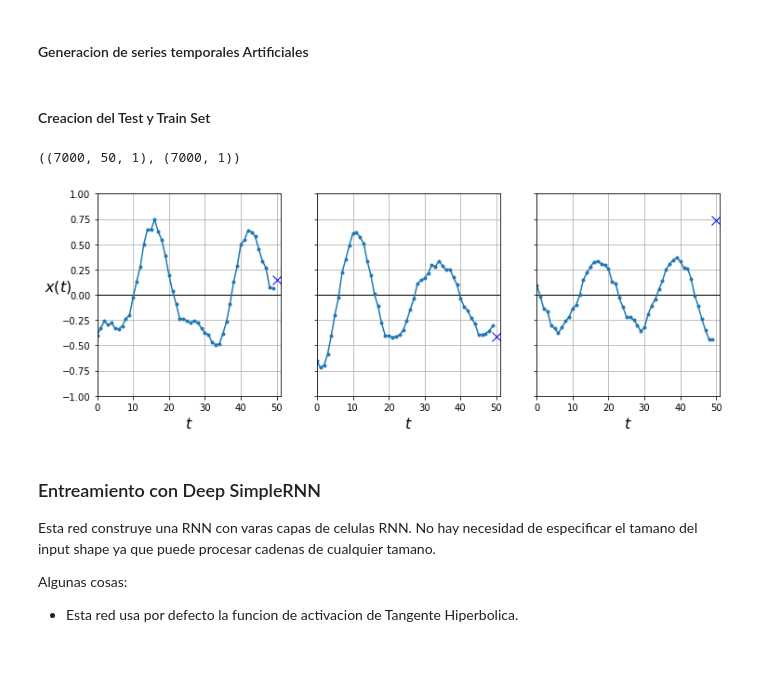
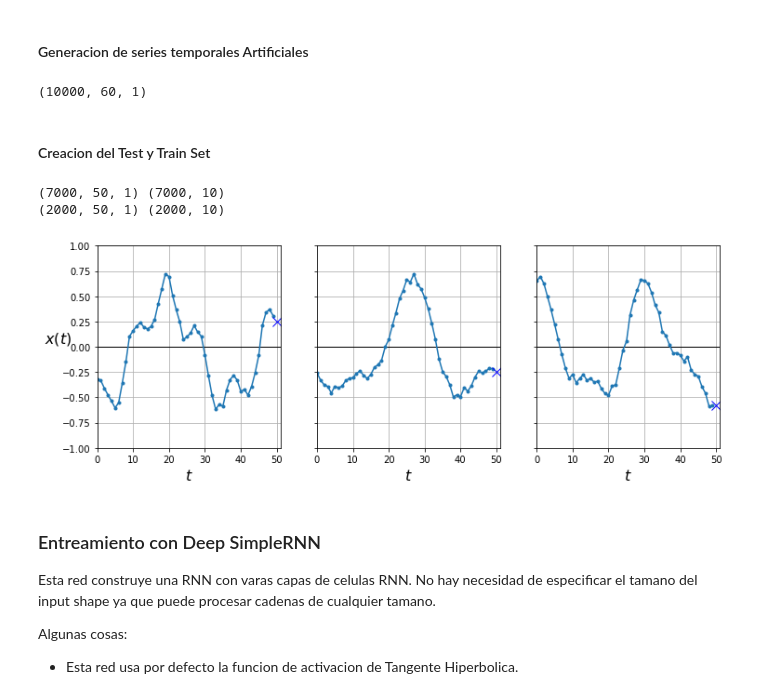
Before and after one commit to drzamoramora/2-DeepLearning, a Jupyter notebook: Semana5-RedesNeuronalesRecurrentes/6-DeepRNN-SerieTemporal-Dense-StepsAhead-AtOnce.ipynb, the cells around one changed output. Cells and saved outputs as stored; diff of their text form; code cells hidden in the pictures; blank space fills up the shorter version.

```diff
--- a/Semana4-RedesNeuronalesRecurrentes/6-DeepRNN-SerieTemporal-Dense-StepsAhead-AtOnce.ipynb
+++ b/Semana5-RedesNeuronalesRecurrentes/6-DeepRNN-SerieTemporal-Dense-StepsAhead-AtOnce.ipynb
@@ -22,6 +22,13 @@ def generate_time_series(batch_size, n_steps):
     series += 0.2 * np.sin((time - offsets2) * (freq2 * 20 + 20))
     series += 0.1 * (np.random.rand(batch_size, n_steps) - 0.5)
     return series[..., np.newaxis].astype(np.float32)
+# %%
+n_steps = 50
+series = generate_time_series(10000, n_steps + 10)
+
+series.shape
+# %% [output]
+(10000, 60, 1)
 # %% [markdown]
 #### Creacion del Test y Train Set
 # %%
@@ -32,32 +39,34 @@ X_valid, Y_valid = series[7000:9000, :n_steps], series[7000:9000, -10:, 0]
 X_test, Y_test = series[9000:, :n_steps], series[9000:, -10:, 0]
 
 
-X_train.shape, y_train.shape
+print(X_train.shape, Y_train.shape)
+print(X_valid.shape, Y_valid.shape)
 # %% [output]
-((7000, 50, 1), (7000, 1))
+(7000, 50, 1) (7000, 10)
+(2000, 50, 1) (2000, 10)
 # %%
 def plot_series(series, y=None, y_pred=None, x_label="$t$", y_label="$x(t)$"):
     plt.plot(series, ".-")
     if y is not None:
         plt.plot(n_steps, y, "bx", markersize=10)
     if y_pred is not None:
         plt.plot(n_steps, y_pred, "ro")
     plt.grid(True)
     if x_label:
         plt.xlabel(x_label, fontsize=16)
     if y_label:
         plt.ylabel(y_label, fontsize=16, rotation=0)
     plt.hlines(0, 0, 100, linewidth=1)
     plt.axis([0, n_steps + 1, -1, 1])
 
 fig, axes = plt.subplots(nrows=1, ncols=3, sharey=True, figsize=(12, 4))
 for col in range(3):
     plt.sca(axes[col])
-    plot_series(X_valid[col, :, 0], y_valid[col, 0],
+    plot_series(X_valid[col, :, 0], Y_valid[col, 0],
                 y_label=("$x(t)$" if col==0 else None))
 plt.show()
 # %% [output]
-[figure, old version]
+[figure, new version]
 # %% [markdown]
 ### Entreamiento con Deep SimpleRNN
 
```
Also changed, not shown: parts of 2 cells of this notebook, 22 other files.
